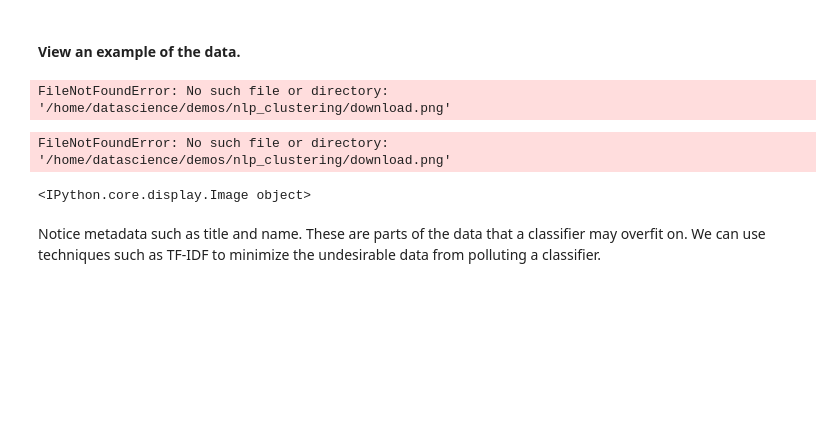
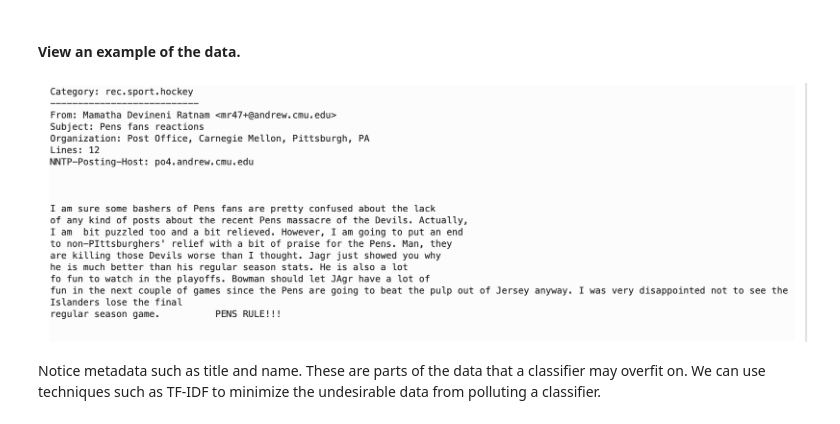
Before and after one commit to nicktoscano/data_science_getting_started, a Jupyter notebook: nlp_clustering.ipynb, the cells around one changed output. Drawn from its saved outputs; the diff is of its cells as text; code cells hidden in the pictures; blank space fills up the shorter version.

```diff
--- a/nlp_clustering.ipynb
+++ b/nlp_clustering.ipynb
@@ -93,11 +99,9 @@ Read here: https://towardsdatascience.com/how-to-use-scikit-learn-datasets-for-m
 # %%
 #load the following image
 from IPython.display import Image
-Image("/home/datascience/demos/nlp_clustering/download.png")
+Image(cwd + "/assets/download.png")
 # %% [output]
-FileNotFoundError: No such file or directory: '/home/datascience/demos/nlp_clustering/download.png'
-FileNotFoundError: No such file or directory: '/home/datascience/demos/nlp_clustering/download.png'
-<IPython.core.display.Image object>
+[figure, added]
 # %% [markdown]
 Notice metadata such as title and name. These are parts of the data that a classifier may overfit on. We can use techniques such as TF-IDF to minimize the undesirable data from polluting a classifier.
 # %%
```
Also changed, not shown: parts of 7 cells of this notebook.
